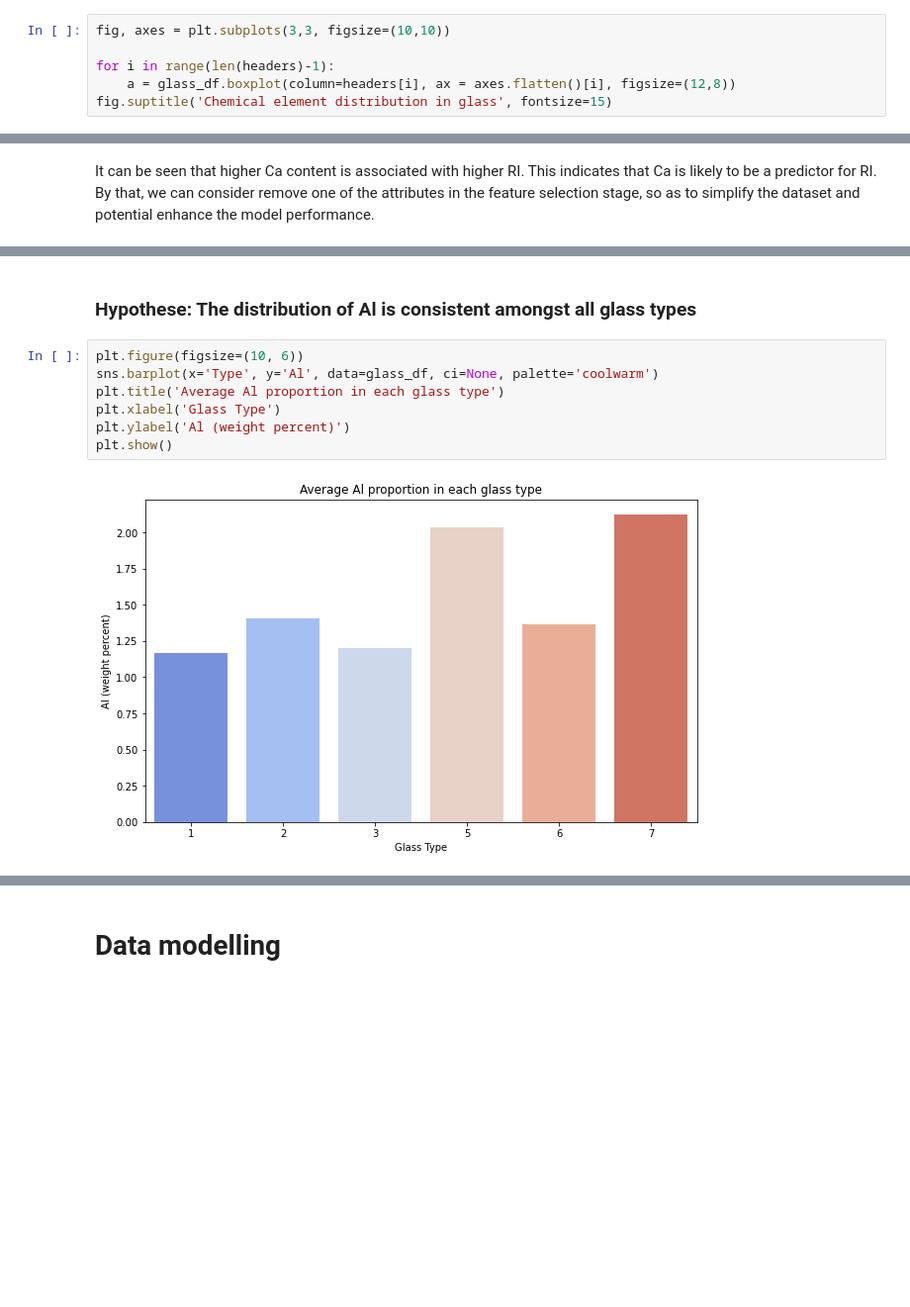
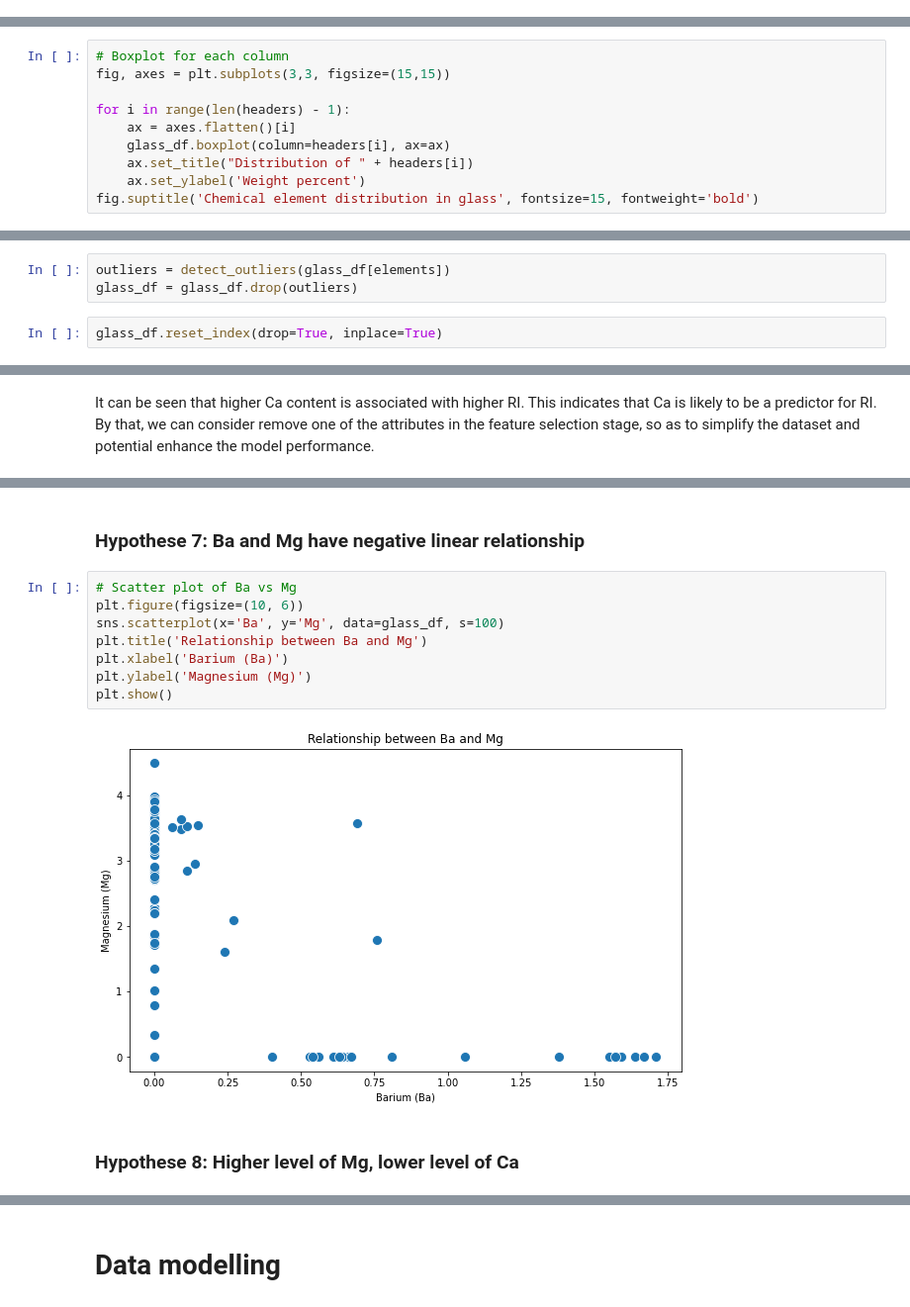
Before and after one commit to xian-94/ds_asm2_clustering, a Jupyter notebook: assignment2.ipynb, the cells around one changed output, grey strips where cells are left out. Shown at 99% size. Drawn from its saved outputs; the diff is of its cells as text; blank space fills up the shorter version.

```diff
--- a/assignment2.ipynb
+++ b/assignment2.ipynb
@@ -70,6 +88,0 @@ We further detects impossible values and outliers in the dataset using boxplot.
-# %%
-fig, axes = plt.subplots(3,3, figsize=(10,10))
-
-for i in range(len(headers)-1):
-    a = glass_df.boxplot(column=headers[i], ax = axes.flatten()[i], figsize=(12,8))
-fig.suptitle('Chemical element distribution in glass', fontsize=15)
@@ -145,0 +157,10 @@ There is no negative value of RI. However, it can be seen that the unit measurem
+# %%
+# Boxplot for each column
+fig, axes = plt.subplots(3,3, figsize=(15,15))
+
+for i in range(len(headers) - 1):
+    ax = axes.flatten()[i]
+    glass_df.boxplot(column=headers[i], ax=ax)
+    ax.set_title("Distribution of " + headers[i])
+    ax.set_ylabel('Weight percent')
+fig.suptitle('Chemical element distribution in glass', fontsize=15, fontweight='bold')
@@ -146,3 +207,8 @@ There is no negative value of RI. However, it can be seen that the unit measurem
+# %%
+outliers = detect_outliers(glass_df[elements])
+glass_df = glass_df.drop(outliers)
+# %%
+glass_df.reset_index(drop=True, inplace=True)
 # %% [markdown]
 # Data exploration
 # %% [markdown]
@@ -321,11 +459,14 @@ plt.show()
 # %% [markdown]
-### Hypothese: The distribution of Al is consistent amongst all glass types
+### Hypothese 7: Ba and Mg have negative linear relationship
 # %%
+# Scatter plot of Ba vs Mg
 plt.figure(figsize=(10, 6))
-sns.barplot(x='Type', y='Al', data=glass_df, ci=None, palette='coolwarm')
-plt.title('Average Al proportion in each glass type')
-plt.xlabel('Glass Type')
-plt.ylabel('Al (weight percent)')
+sns.scatterplot(x='Ba', y='Mg', data=glass_df, s=100)
+plt.title('Relationship between Ba and Mg')
+plt.xlabel('Barium (Ba)')
+plt.ylabel('Magnesium (Mg)')
 plt.show()
 # %% [output]
-[figure, old version]
+[figure, new version]
+# %% [markdown]
+### Hypothese 8: Higher level of Mg, lower level of Ca
```
Also changed, not shown: parts of 101 cells of this notebook.
